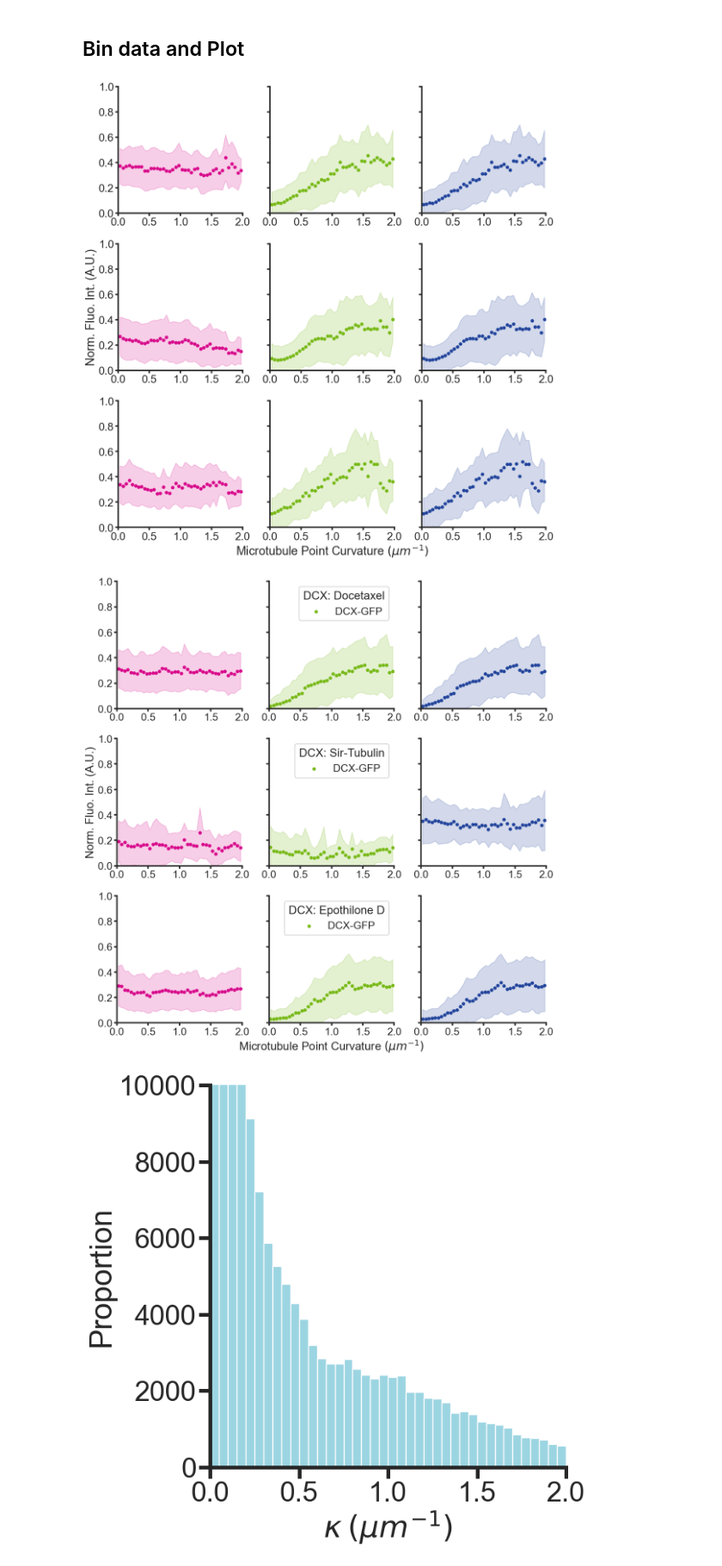
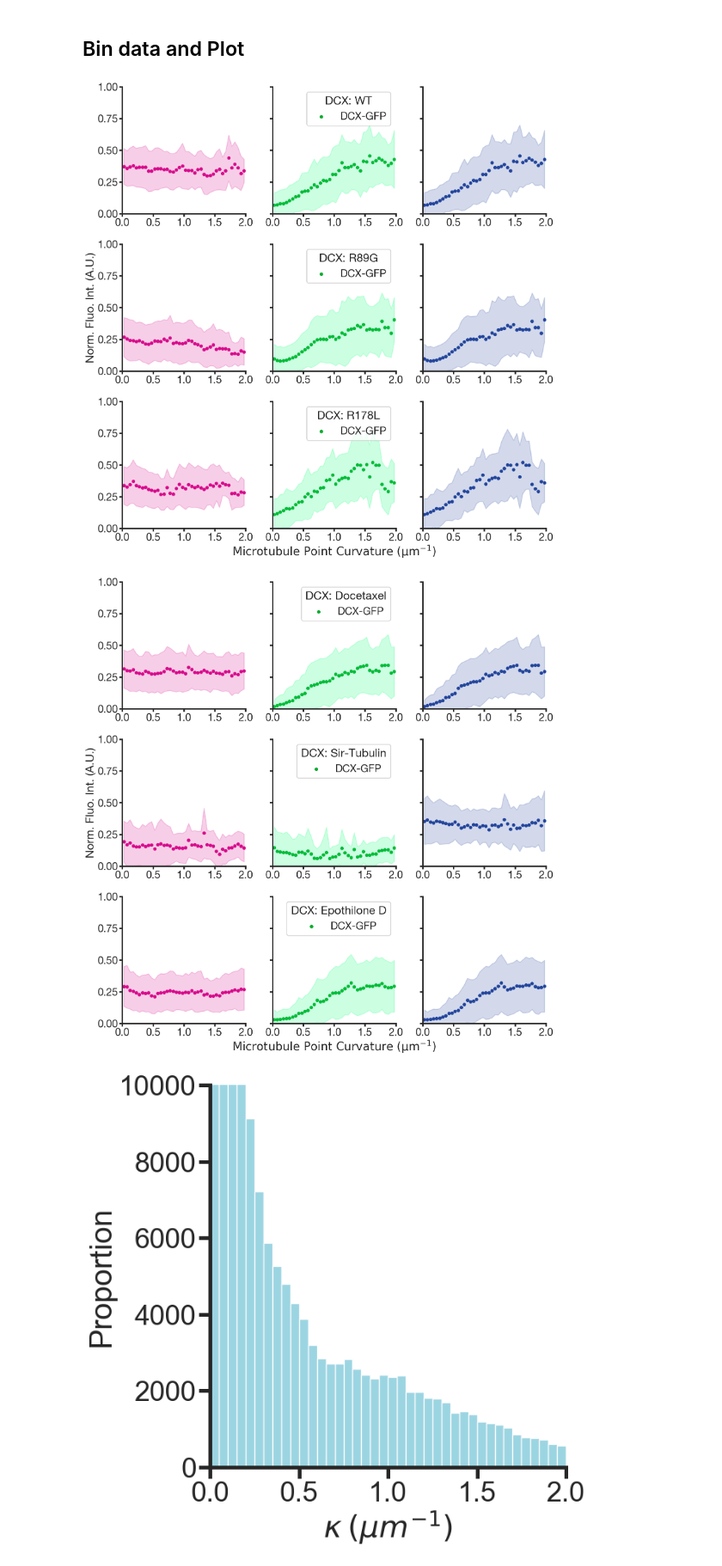
Before and after one commit to sofiacruzt/sofia-brouhardlab, a Jupyter notebook: curvature_taxol/curvature.ipynb, the cells around one changed output. Shown at 86% size. Cells and saved outputs as stored; diff of their text form; code cells hidden in the pictures.

```diff
--- a/curvature_taxol/curvature.ipynb
+++ b/curvature_taxol/curvature.ipynb
@@ -382,7 +363,7 @@ See the caveats in the documentation: https://pandas.pydata.org/pandas-docs/stab
 # %%
 
 curve_len = pd.unique(singlecurve['Curve Length (um)'].values)
-kappa_len = len(data['Green Intensity'].values)
+kappa_len = len(singlecurve['Green Intensity'].values)
 point_len = curve_len / kappa_len
 point_len
 # %% [output]
@@ -432,9 +413,9 @@ fig, ax = plt.subplots(1,1,figsize=(5.3,4))
 ax2 = ax.twinx()
 
 #x = data['Point Curvature (um-1)'].values
-x = range(0,len(data['Green Intensity'].values)) * point_len
+x = range(0,len(singlecurve['Green Intensity Normalized'].values)) * point_len
 y = singlecurve['Point Curvature (um-1)'].values
-mean = singlecurve['Green Intensity'].values
+mean = singlecurve['Green Intensity Normalized'].values
 # std = singlecurve['Green Intensity Rolling std'].values
 
 ax2.plot(x, y, color=black, alpha=0.5,linewidth=5)
@@ -448,10 +429,10 @@ ax.set_yticklabels([])
 ax2.set_yticklabels([])
 ax.set_xticklabels([])
 ax.set_xlim(0,15)
-ax.set_ylim(0,2000)
+ax.set_ylim(0,1)
 ax2.set_ylim(0,2)
 ax.set_xticks(np.arange(0, 15.1, 5))
-ax.set_yticks(np.arange(0, 2000.1, 1000))
+ax.set_yticks(np.arange(0, 1.1, 0.5))
 ax2.set_yticks(np.arange(0, 2.1, 1))
 
 
@@ -587,10 +568,16 @@ WT        Sir-Tubulin  1   2023-05-10  2-Stack_Composite-amplified-final  CURVE
 Length: 71, dtype: int64
 # %% [markdown]
 ## Bin data and Plot ##
+# %%
+greenyellow_fill = '#ADBA1A'
+greenyellow_marker = '#96BA1A'
+blueyellow_fill = '#00FF6E'
+blueyellow_marker = '#06AC2C'
 # %%
 DataLabel = [['Tubulin'],['DCX-GFP'],['SiR-Tubulin']]
 channels=['Red','Green','Blue']
-colors=[magenta,green,blue]
+colors_fill=[magenta,blueyellow_fill,blue]
+colors_marker=[magenta,blueyellow_marker,blue]
 # %%
 data = results.sort_values(by=['Point Curvature (um-1)'])
 data = data[data['Drug Type'] == 'Paclitaxel']
@@ -606,6 +593,7 @@ for i in np.arange(len(ax)):
     dcxtype  = data['DCX Type'].unique()
 
     datadcxtype = data[data['DCX Type']== dcxtype[i]]
+    datadcxtype = datadcxtype[['Point Curvature (um-1)','Red Intensity Normalized','Green Intensity Normalized','Blue Intensity Normalized']]
 
     binsize = 0.05
     limX= 2
@@ -621,40 +609,42 @@ for i in np.arange(len(ax)):
 
         x = data_interval_mean['Bin Center'].values
         channel = channels[j]
         mean = data_interval_mean[channel+' Intensity Normalized'].values
         std = data_interval_std[channel+' Intensity Normalized'].values
-        color = colors[j]
-        ax[i][j].scatter(x, mean, color=color,s=scattersize)
-        ax[i][j].fill_between(x, mean - std, mean + std, color=color, alpha=0.2)
+        colorF = colors_fill[j]
+        colorM = colors_marker[j]
+        ax[i][j].scatter(x, mean, color=colorM,s=scattersize)
+        ax[i][j].fill_between(x, mean - std, mean + std, color=colorF, alpha=0.2)
         ax[i][j].set_ylim(0,1)
         ax[i][j].set_xticks(np.arange(0, 2.1, 0.5))
+        ax[i][j].set_yticks(np.arange(0, 1.1, 0.25))
         ax[i][j].set_xlim(0,2)
 
         ax[i][j].spines['left'].set_lw(3.5)
         ax[i][j].spines['bottom'].set_lw(3.5)
         ax[i][j].tick_params(axis='both', width = 3.5, length = 7)
 
         #ax[i][j].legend(DataLabel[j],loc='upper right')
-        #ax[i][1].legend(DataLabel[j-1],loc='upper right',title='DCX: '+dcxtype[i])
+        ax[i][1].legend(DataLabel[j-1],loc='upper right',title='DCX: '+dcxtype[i])
 
 
 
 
 ax[1][0].set_ylabel('Norm. Fluo. Int. (A.U.)')
 ax[2][1].set_xlabel('Microtubule Point Curvature '  r'$(\mu m ^{-1})$')
 
 #fig.supxlabel('Microtubule Point Curvature ' r'$(\mu m ^{-1})$')
 
 sns.set_style("ticks")
 sns.despine()
 
 sns.set_context("poster", font_scale=1.15, rc={"lines.linewidth":3.0})
 
 plt.tight_layout()
-
-plt.savefig(path/('curvature_dcx_tax'+date_today+'.svg'))
+sns.set_style({'font.family':'Helvetica Neue LT Std', 'font.serif':'Helvetica Neue LT Std'})
+plt.savefig(path/('curvature_dcx_tax'+date_today+'.pdf'))
 # %% [output]
-[figure, old version]
+[figure, new version]
 # %%
 data = results.sort_values(by=['Point Curvature (um-1)'])
 data = data[data['Drug Type'] != 'Paclitaxel']
@@ -669,6 +659,7 @@ for i in np.arange(len(ax)):
     dcxtype  = data['Drug Type'].unique()
 
     datadcxtype = data[data['Drug Type']== dcxtype[i]]
+    datadcxtype = datadcxtype[['Point Curvature (um-1)','Red Intensity Normalized','Green Intensity Normalized','Blue Intensity Normalized']]
     binsize = 0.05
     limX= 2
     data_interval_mean = datadcxtype.groupby(pd.cut(datadcxtype['Point Curvature (um-1)'], np.arange(0, limX+binsize, binsize))).mean()
@@ -685,11 +676,13 @@ for i in np.arange(len(ax)):
         channel = channels[j]
         mean = data_interval_mean[channel+' Intensity Normalized'].values
         std = data_interval_std[channel+' Intensity Normalized'].values
-        color = colors[j]
-        ax[i][j].scatter(x, mean, color=color,s=scattersize)
-        ax[i][j].fill_between(x, mean - std, mean + std, color=color, alpha=0.2)
+        colorF = colors_fill[j]
+        colorM = colors_marker[j]
+        ax[i][j].scatter(x, mean, color=colorM,s=scattersize)
+        ax[i][j].fill_between(x, mean - std, mean + std, color=colorF, alpha=0.2)
         ax[i][j].set_ylim(0,1)
         ax[i][j].set_xticks(np.arange(0, 2.1, 0.5))
+        ax[i][j].set_yticks(np.arange(0, 1.1, 0.25))
         ax[i][j].set_xlim(0,2)
 
         ax[i][j].spines['left'].set_lw(3.5)
@@ -713,10 +706,10 @@ sns.despine()
 sns.set_context("poster", font_scale=1.15, rc={"lines.linewidth":3.0})
 
 plt.tight_layout()
-
-#plt.savefig(path/('curvature_dcx_drugs'+date_today+'.svg'))
+sns.set_style({'font.family':'Helvetica Neue LT Std', 'font.serif':'Helvetica Neue LT Std'})
+plt.savefig(path/('curvature_dcx_drugs'+date_today+'.pdf'))
 # %% [output]
-[figure, old version]
+[figure, new version]
 # %%
 fig, ax = plt.subplots(1,1,figsize=(10.5,10))
 sns.histplot(data, x='Point Curvature (um-1)',bins=np.arange(0, limX+binsize, binsize), color='#7BC8D9')#, stat='probability')
```
Also changed, not shown: parts of 10 cells of this notebook, 2 other files.
